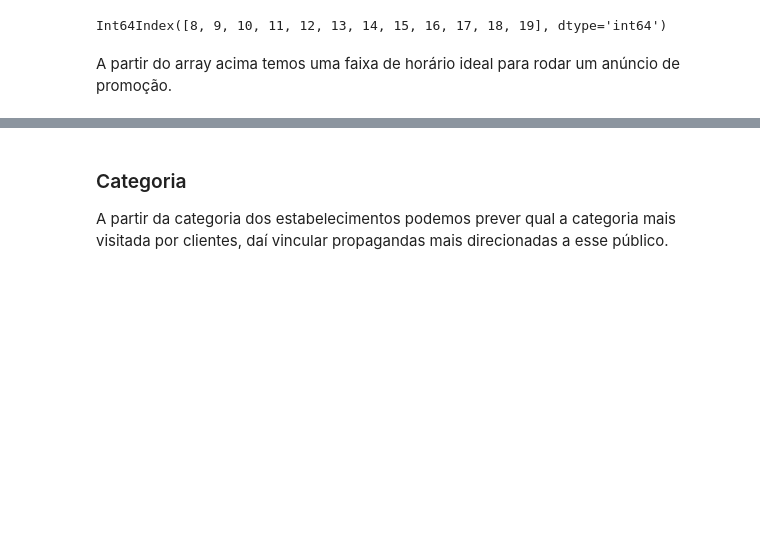
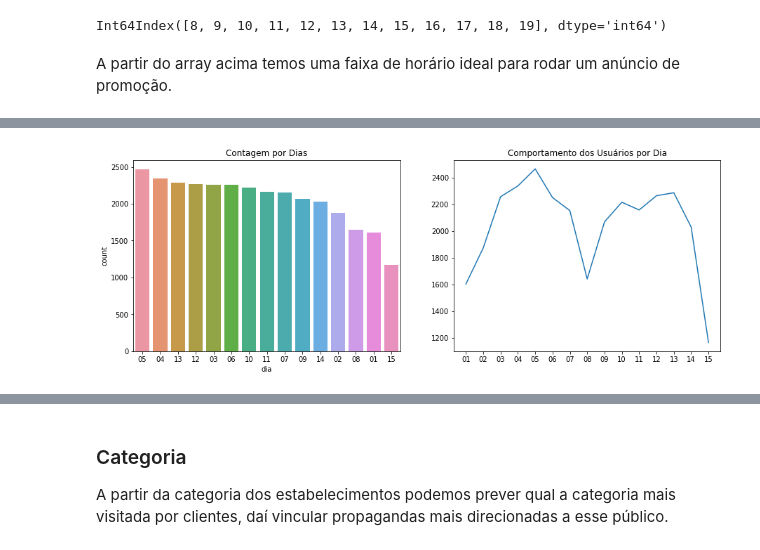
Before and after one commit to jvsn19/analise_varejo, a Jupyter notebook: Projeto.ipynb, the cells around one changed output, grey strips where cells are left out. Saved outputs shown, nothing was run; the diff lists cells and outputs as text; code cells hidden in the pictures; blank space fills up the shorter version.

```diff
--- a/Projeto.ipynb
+++ b/Projeto.ipynb
@@ -147,0 +151,3 @@ Int64Index([8, 9, 10, 11, 12, 13, 14, 15, 16, 17, 18, 19], dtype='int64')
+# %%
+contagem_por_dia = dataset['dia'].value_counts().sort_index()
+contagem_por_dia
@@ -147,0 +171,11 @@ Int64Index([8, 9, 10, 11, 12, 13, 14, 15, 16, 17, 18, 19], dtype='int64')
+# %%
+plt.figure(figsize=(15,5))
+plt.subplot(121)
+plt.title('Contagem por Dias')
+sns.countplot(data=dataset, x='dia', order=contagem_por_dia.sort_values(ascending=False).index)
+plt.subplot(122)
+plt.title('Comportamento dos Usuários por Dia')
+plt.plot(contagem_por_dia)
+plt.show()
+# %% [output]
+[figure, added]
```
Also changed, not shown: parts of 8 cells of this notebook.
